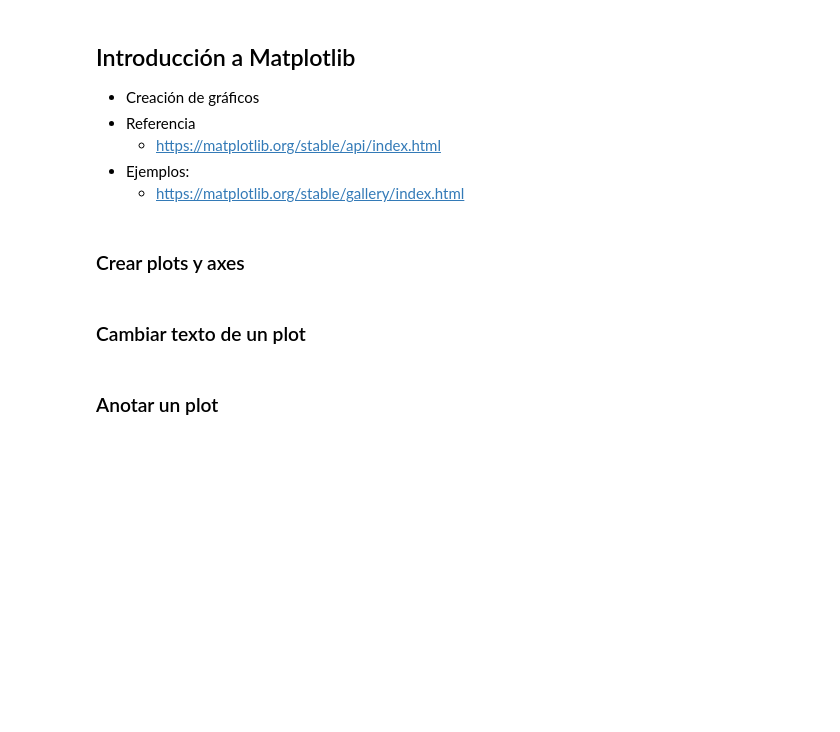
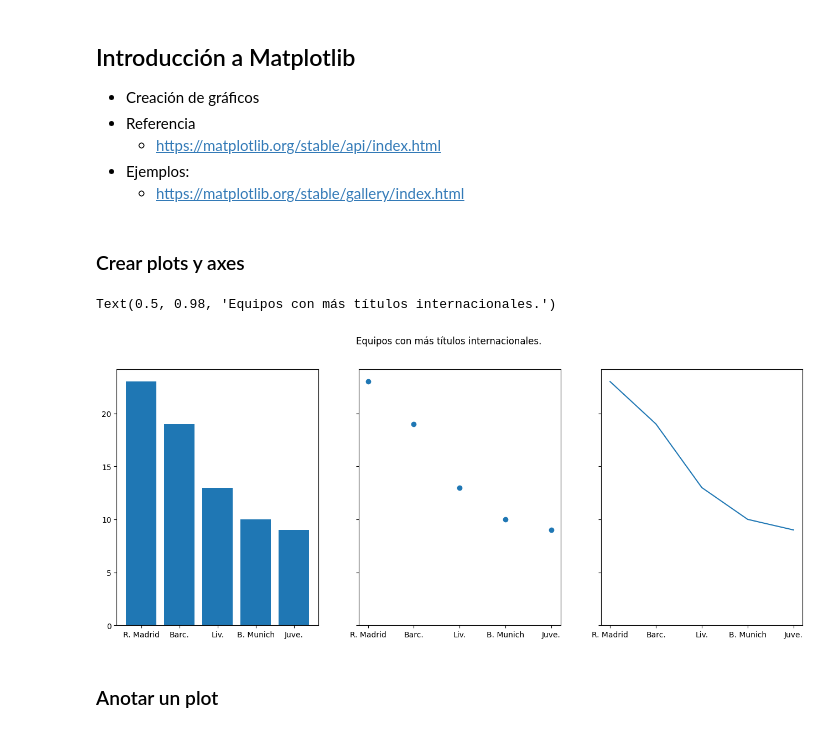
Before and after one commit to javieriserte/qualitative-data-course, a Jupyter notebook: classes/C01.Intro.Python.ipynb, the cells around one changed output. Drawn from its saved outputs; the diff is of its cells as text; code cells hidden in the pictures; blank space fills up the shorter version.

```diff
--- a/classes/C01.Intro.Python.ipynb
+++ b/classes/C01.Intro.Python.ipynb
@@ -1244,7 +1432,29 @@ df.loc[["P26477", "P02929"], :].iloc[:, [0, 2]]
   - https://matplotlib.org/stable/gallery/index.html
 # %% [markdown]
 ### Crear plots y axes
-# %% [markdown]
-### Cambiar texto de un plot
+# %%
+import matplotlib.pyplot as plt
+
+titulos_internacionales = {
+  'R. Madrid': 23,
+  'Barc.': 19,
+  'Liv.': 13,
+  'B. Munich': 10,
+  'Juve.': 9
+}
+
+names = list(titulos_internacionales.keys())
+values = list(titulos_internacionales.values())
+
+fig, axs = plt.subplots(1, 3, figsize=(16, 6), sharey=True)
+
+axs[0].bar(names, values)
+axs[1].scatter(names, values)
+axs[2].plot(names, values)
+
+fig.suptitle('Equipos con más títulos internacionales.')
+# %% [output]
+Text(0.5, 0.98, 'Equipos con más títulos internacionales.')
+[figure, added]
 # %% [markdown]
 ### Anotar un plot
```
Also changed, not shown: parts of 24 cells of this notebook.
